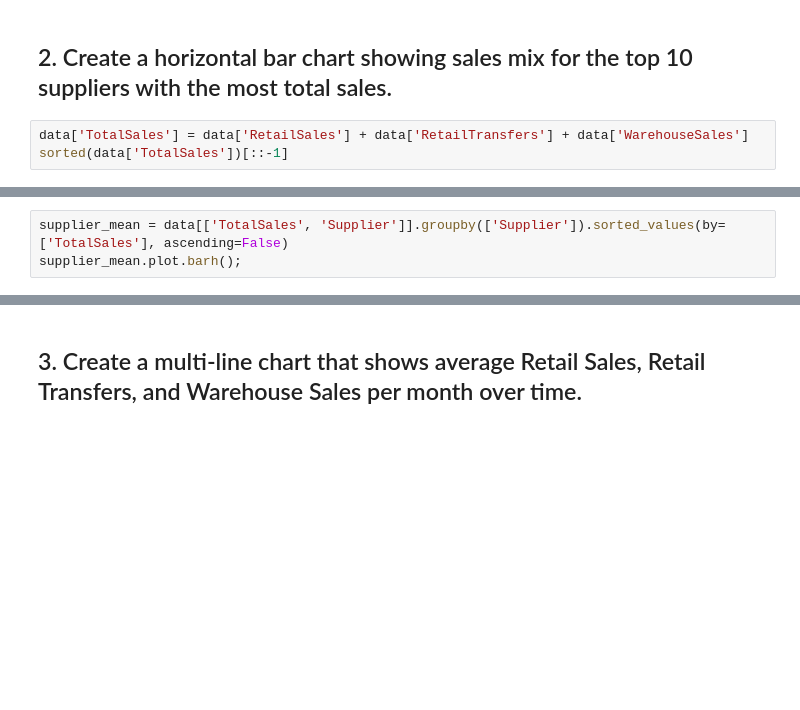
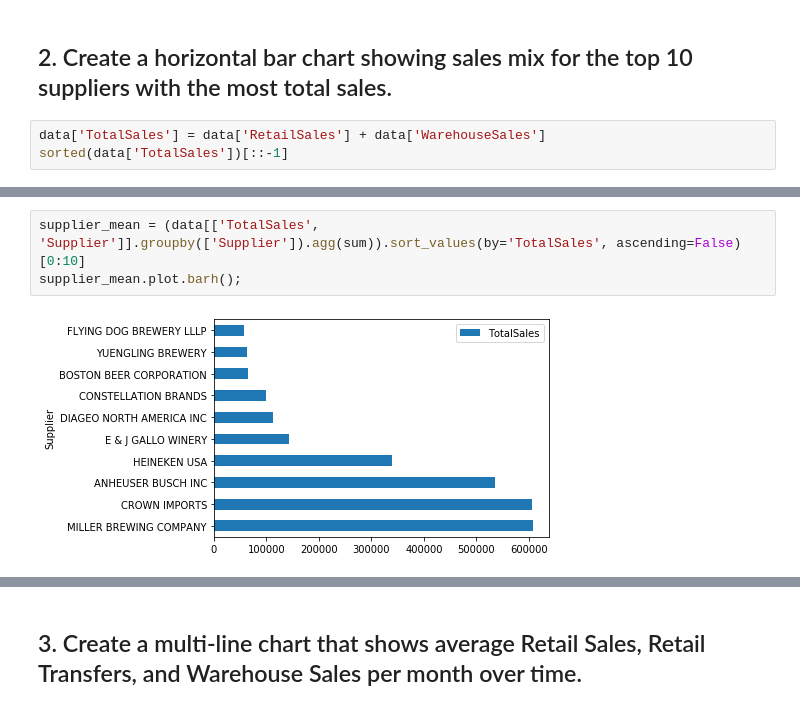
Before and after one commit to JavierLuna/data-labs, a Jupyter notebook: module-2/lab-plotting-multiple-data-series/your-code/main.ipynb, the cells around one changed output, grey strips where cells are left out. Cells and saved outputs as stored; diff of their text form; blank space fills up the shorter version.

```diff
--- a/module-2/lab-plotting-multiple-data-series/your-code/main.ipynb
+++ b/module-2/lab-plotting-multiple-data-series/your-code/main.ipynb
@@ -26,5 +71,5 @@ item_type_mean.plot.bar();
 # %% [markdown]
 ## 2. Create a horizontal bar chart showing sales mix for the top 10 suppliers with the most total sales.
 # %%
-data['TotalSales'] = data['RetailSales'] + data['RetailTransfers'] + data['WarehouseSales']
+data['TotalSales'] = data['RetailSales'] + data['WarehouseSales']
 sorted(data['TotalSales'])[::-1]
@@ -31,3 +108,5 @@ sorted(data['TotalSales'])[::-1]
 # %%
-supplier_mean = data[['TotalSales', 'Supplier']].groupby(['Supplier']).sorted_values(by=['TotalSales'], ascending=False)
+supplier_mean = (data[['TotalSales', 'Supplier']].groupby(['Supplier']).agg(sum)).sort_values(by='TotalSales', ascending=False)[0:10]
 supplier_mean.plot.barh();
+# %% [output]
+[figure, added]
```
Also changed, not shown: parts of 17 cells of this notebook.
